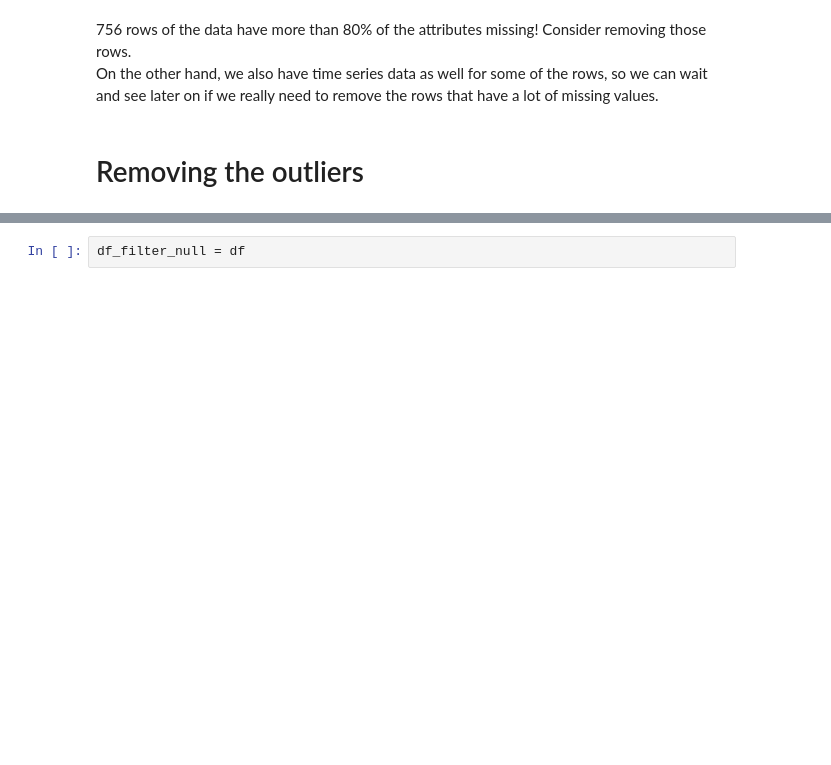
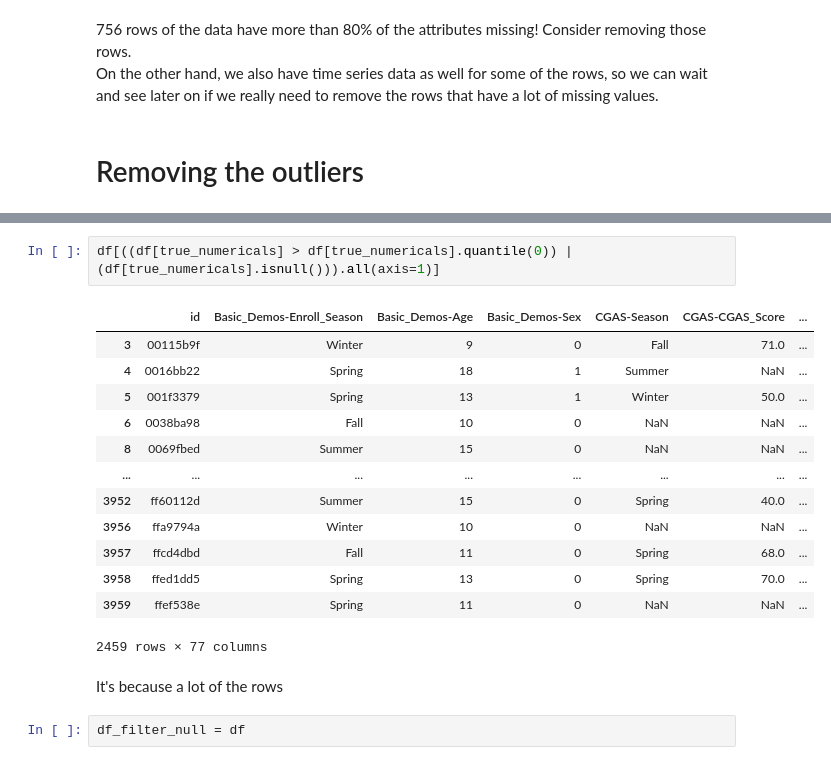
Before and after one commit to k3liang/Problematic-Internet-Use-Predictor, a Jupyter notebook: DataPP.ipynb, the cells around one changed output, grey strips where cells are left out. Cells and saved outputs as stored; diff of their text form; blank space fills up the shorter version.

```diff
--- a/DataPP.ipynb
+++ b/DataPP.ipynb
@@ -220,3 +567,21 @@ On the other hand, we also have time series data as well for some of the rows, s
+# %%
+df[((df[true_numericals] > df[true_numericals].quantile(0)) | (df[true_numericals].isnull())).all(axis=1)]
+# %% [output]
+|  | id | Basic_Demos-Enroll_Season | Basic_Demos-Age | Basic_Demos-Sex | CGAS-Season | CGAS-CGAS_Score | ... |
+| 3 | 00115b9f | Winter | 9 | 0 | Fall | 71.0 | ... |
+| 4 | 0016bb22 | Spring | 18 | 1 | Summer | NaN | ... |
+| 5 | 001f3379 | Spring | 13 | 1 | Winter | 50.0 | ... |
+| 6 | 0038ba98 | Fall | 10 | 0 | NaN | NaN | ... |
+| 8 | 0069fbed | Summer | 15 | 0 | NaN | NaN | ... |
+| ... | ... | ... | ... | ... | ... | ... | ... |
+| 3952 | ff60112d | Summer | 15 | 0 | Spring | 40.0 | ... |
+| 3956 | ffa9794a | Winter | 10 | 0 | NaN | NaN | ... |
+| 3957 | ffcd4dbd | Fall | 11 | 0 | Spring | 68.0 | ... |
+| 3958 | ffed1dd5 | Spring | 13 | 0 | Spring | 70.0 | ... |
+| 3959 | ffef538e | Spring | 11 | 0 | NaN | NaN | ... |
+2459 rows × 77 columns
+# %% [markdown]
+It's because a lot of the rows
 # %%
 df_filter_null = df
 # %%
```
Also changed, not shown: parts of 36 cells of this notebook.
